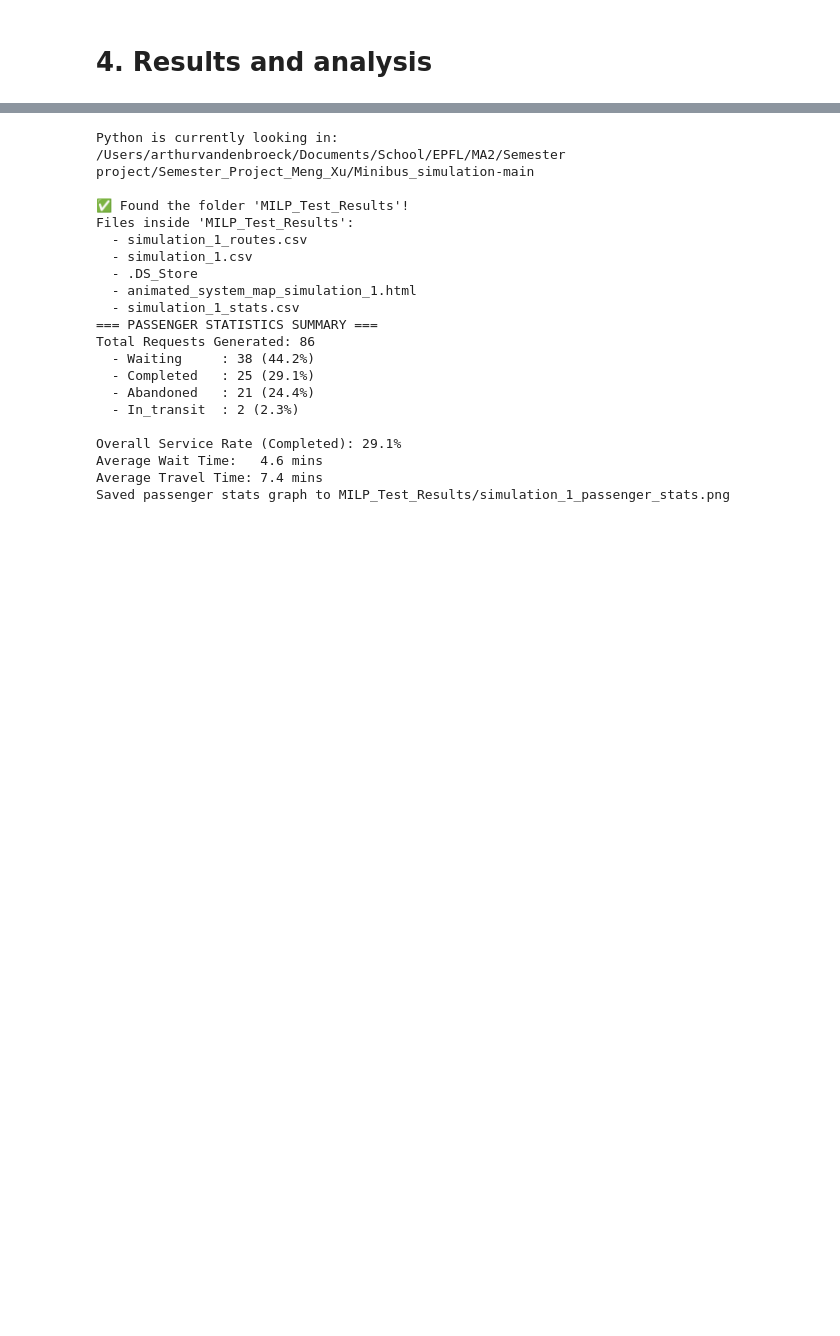
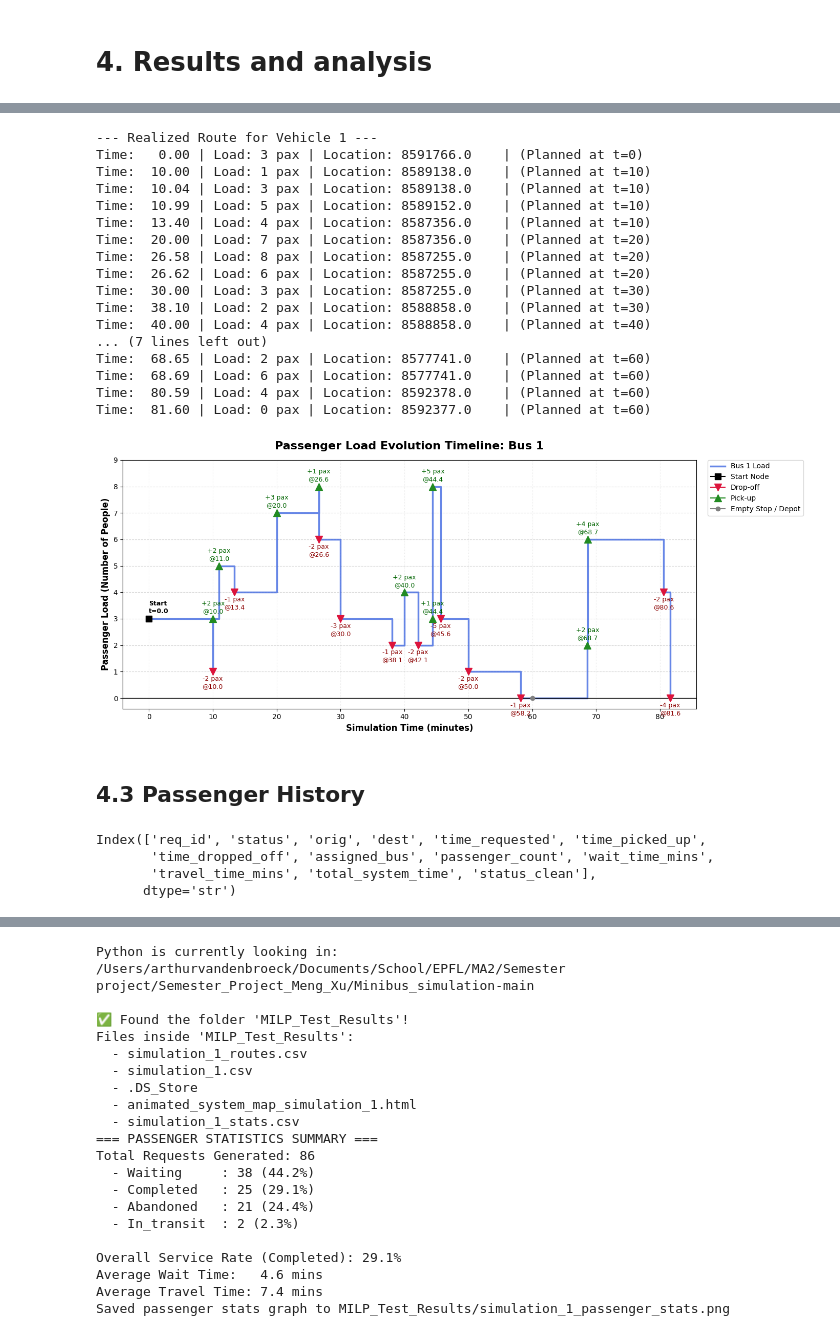
Before and after one commit to arthiu/Semester_Project_Meng_Xu, a Jupyter notebook: Minibus_simulation-main/Semester_project_final_arthur_final.ipynb, the cells around one changed output, grey strips where cells are left out. Drawn from its saved outputs; the diff is of its cells as text; code cells hidden in the pictures; blank space fills up the shorter version.

```diff
--- a/Minibus_simulation-main/Semester_project_final_arthur_final.ipynb
+++ b/Minibus_simulation-main/Semester_project_final_arthur_final.ipynb
@@ -2553,0 +2630,40 @@ NameError: name 'routes' is not defined
+# %%
+bus_id = 1
+realized_k0 = get_realized_route(df_routes, bus_id)
+
+print(f"--- Realized Route for Vehicle {bus_id} ---")
+for step in realized_k0:
+    print(f"Time: {step['arrival_time']:>6.2f} | "
+          f"Load: {step['passenger_load']} pax | "
+          f"Location: {step['location']:<12} | "
+          f"(Planned at t={step['executed_during_interval']})")
+
+plot_bus_load_evolution(realized_k0, bus_id)
+# %% [output]
+--- Realized Route for Vehicle 1 ---
+Time:   0.00 | Load: 3 pax | Location: 8591766.0    | (Planned at t=0)
+Time:  10.00 | Load: 1 pax | Location: 8589138.0    | (Planned at t=10)
+Time:  10.04 | Load: 3 pax | Location: 8589138.0    | (Planned at t=10)
+Time:  10.99 | Load: 5 pax | Location: 8589152.0    | (Planned at t=10)
+Time:  13.40 | Load: 4 pax | Location: 8587356.0    | (Planned at t=10)
+Time:  20.00 | Load: 7 pax | Location: 8587356.0    | (Planned at t=20)
+Time:  26.58 | Load: 8 pax | Location: 8587255.0    | (Planned at t=20)
+Time:  26.62 | Load: 6 pax | Location: 8587255.0    | (Planned at t=20)
+Time:  30.00 | Load: 3 pax | Location: 8587255.0    | (Planned at t=30)
+Time:  38.10 | Load: 2 pax | Location: 8588858.0    | (Planned at t=30)
+Time:  40.00 | Load: 4 pax | Location: 8588858.0    | (Planned at t=40)
+... (7 lines left out)
+Time:  68.65 | Load: 2 pax | Location: 8577741.0    | (Planned at t=60)
+Time:  68.69 | Load: 6 pax | Location: 8577741.0    | (Planned at t=60)
+Time:  80.59 | Load: 4 pax | Location: 8592378.0    | (Planned at t=60)
+Time:  81.60 | Load: 0 pax | Location: 8592377.0    | (Planned at t=60)
+[figure, added]
+# %% [markdown]
+## 4.3 Passenger History
+# %%
+df_pax.columns
+# %% [output]
+Index(['req_id', 'status', 'orig', 'dest', 'time_requested', 'time_picked_up',
+       'time_dropped_off', 'assigned_bus', 'passenger_count', 'wait_time_mins',
+       'travel_time_mins', 'total_system_time', 'status_clean'],
+      dtype='str')
```
Also changed, not shown: parts of 39 cells of this notebook, 23 other files.
